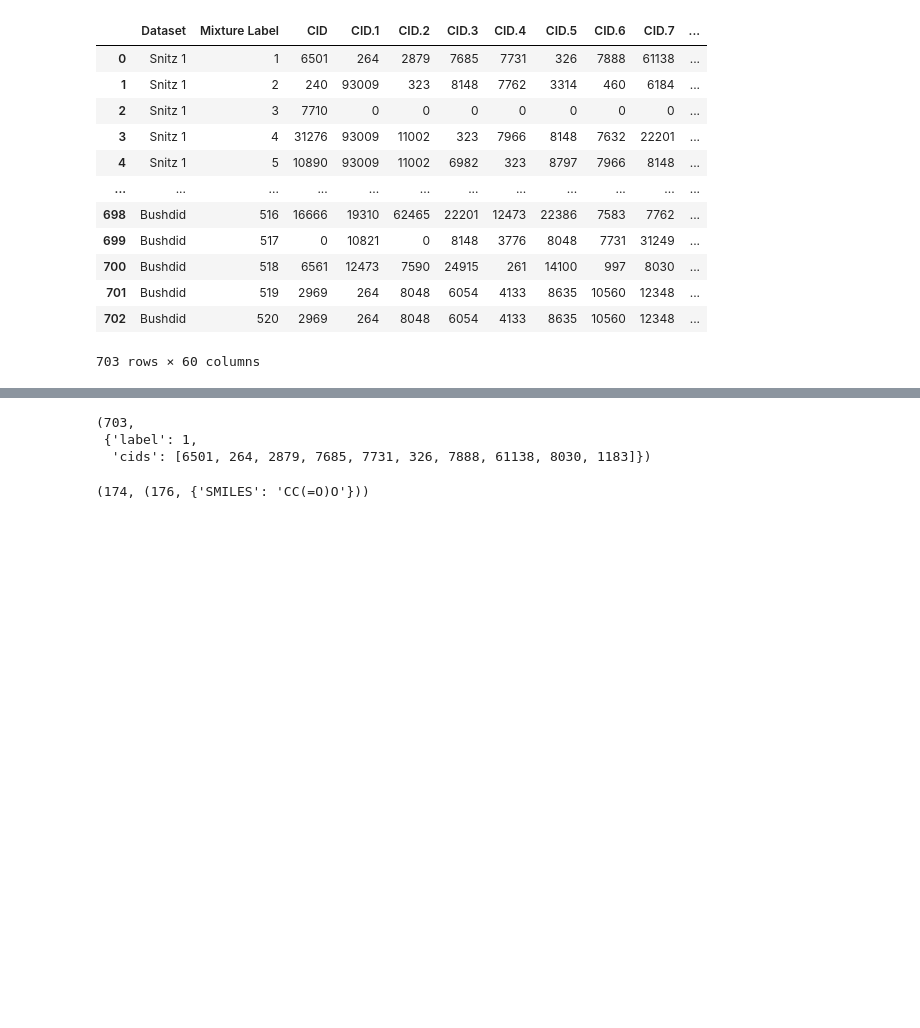
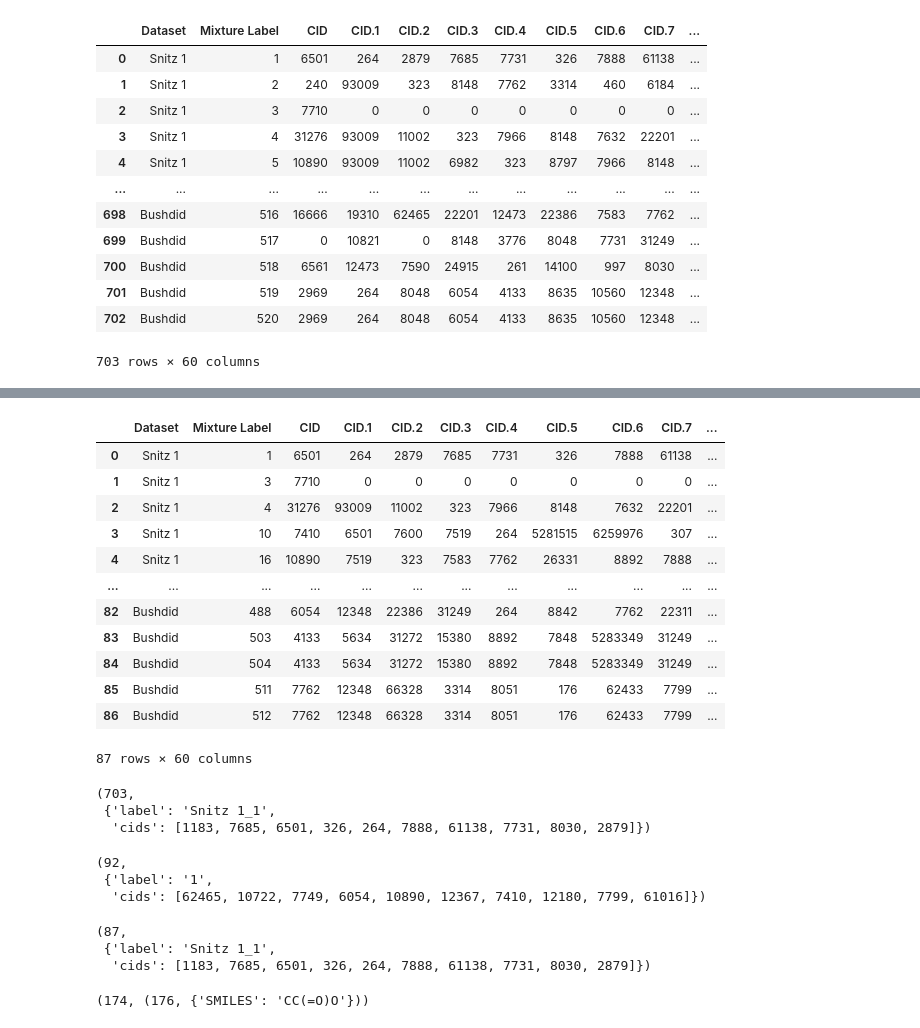
Before and after one commit to laurahsisson/dream, a Jupyter notebook: blends.ipynb, the cells around one changed output, grey strips where cells are left out. Saved outputs shown, nothing was run; the diff lists cells and outputs as text; code cells hidden in the pictures; blank space fills up the shorter version.

```diff
--- a/blends.ipynb
+++ b/blends.ipynb
@@ -20,29 +37,71 @@ df
+# %%
+leaderboard_df = pd.read_csv("Data/Challenge/Mixure_Definitions_Leaderboard_set.csv")
+leaderboard_df
+# %% [output]
+|  | Dataset | Mixture Label | CID | CID.1 | CID.2 | CID.3 | CID.4 | CID.5 | CID.6 | CID.7 | ... |
+| 0 | Snitz 1 | 1 | 6501 | 264 | 2879 | 7685 | 7731 | 326 | 7888 | 61138 | ... |
+| 1 | Snitz 1 | 3 | 7710 | 0 | 0 | 0 | 0 | 0 | 0 | 0 | ... |
+| 2 | Snitz 1 | 4 | 31276 | 93009 | 11002 | 323 | 7966 | 8148 | 7632 | 22201 | ... |
+| 3 | Snitz 1 | 10 | 7410 | 6501 | 7600 | 7519 | 264 | 5281515 | 6259976 | 307 | ... |
+| 4 | Snitz 1 | 16 | 10890 | 7519 | 323 | 7583 | 7762 | 26331 | 8892 | 7888 | ... |
+| ... | ... | ... | ... | ... | ... | ... | ... | ... | ... | ... | ... |
+| 82 | Bushdid | 488 | 6054 | 12348 | 22386 | 31249 | 264 | 8842 | 7762 | 22311 | ... |
+| 83 | Bushdid | 503 | 4133 | 5634 | 31272 | 15380 | 8892 | 7848 | 5283349 | 31249 | ... |
+| 84 | Bushdid | 504 | 4133 | 5634 | 31272 | 15380 | 8892 | 7848 | 5283349 | 31249 | ... |
+| 85 | Bushdid | 511 | 7762 | 12348 | 66328 | 3314 | 8051 | 176 | 62433 | 7799 | ... |
+| 86 | Bushdid | 512 | 7762 | 12348 | 66328 | 3314 | 8051 | 176 | 62433 | 7799 | ... |
+87 rows × 60 columns
 # %%
 # Function to extract Mixture Label and all non-zero CIDs as a list
+# This dataset is such a mess lol.
 def extract_mixture_labels_and_cids(df):
     result = []
     cid_columns = [col for col in df.columns if col.startswith('CID')]
 
     for index, row in df.iterrows():
-        mixture_label = row['Mixture Label']
+        mixture_label = (row["Dataset"]+"_" if "Dataset" in row else "") + str(row['Mixture Label'])
         cids = [cid for cid in row[cid_columns].tolist() if cid != 0]
+        # https://www.synapse.org/Synapse:syn53470621/discussion/threadId=11061
+        if 81035281168 in cids:
+            cids.remove(81035281168)
+            cids.append(8103)
+            cids.append(5281168)
+
+        # https://www.synapse.org/Synapse:syn53470621/discussion/threadId=11177&replyId=32299
         if 11002307 in cids:
             cids.remove(11002307)
             cids.append(11002)
             cids.append(307)
-        result.append({"label":mixture_label, "cids":cids})
+
+        if 81295281168 in cids:
+            cids.remove(81295281168)
+            cids.append(8129)
+            cids.append(5281168)
+
+        result.append({"label":mixture_label, "cids":list(set(cids))})
 
     return result
 
-# Get the result
-results = extract_mixture_labels_and_cids(df)
-
-# Display the result
-len(results), results[0]
+train_results = extract_mixture_labels_and_cids(train_df)
+len(train_results), train_results[0]
 # %% [output]
 (703,
- {'label': 1,
-  'cids': [6501, 264, 2879, 7685, 7731, 326, 7888, 61138, 8030, 1183]})
+ {'label': 'Snitz 1_1',
+  'cids': [1183, 7685, 6501, 326, 264, 7888, 61138, 7731, 8030, 2879]})
+# %%
+test_results = extract_mixture_labels_and_cids(test_df)
+len(test_results), test_results[0]
+# %% [output]
+(92,
+ {'label': '1',
+  'cids': [62465, 10722, 7749, 6054, 10890, 12367, 7410, 12180, 7799, 61016]})
+# %%
+leaderboard_results = extract_mixture_labels_and_cids(leaderboard_df)
+len(leaderboard_results), leaderboard_results[0]
+# %% [output]
+(87,
+ {'label': 'Snitz 1_1',
+  'cids': [1183, 7685, 6501, 326, 264, 7888, 61138, 7731, 8030, 2879]})
 # %%
 smiles_df = pd.read_csv("Data/molecules.csv")
 smiles_df = smiles_df.set_index("CID")
```
Also changed, not shown: parts of 11 cells of this notebook, 1 other file.
